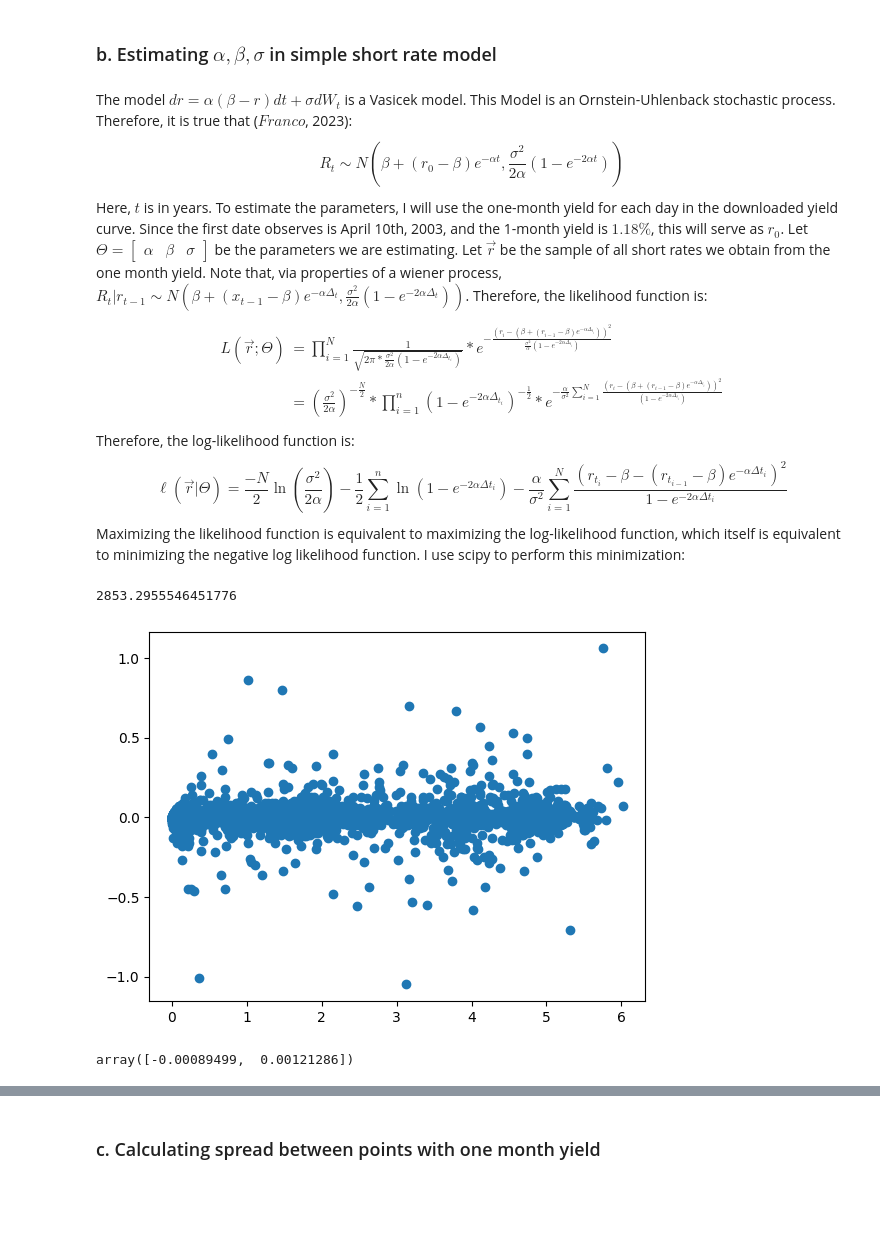
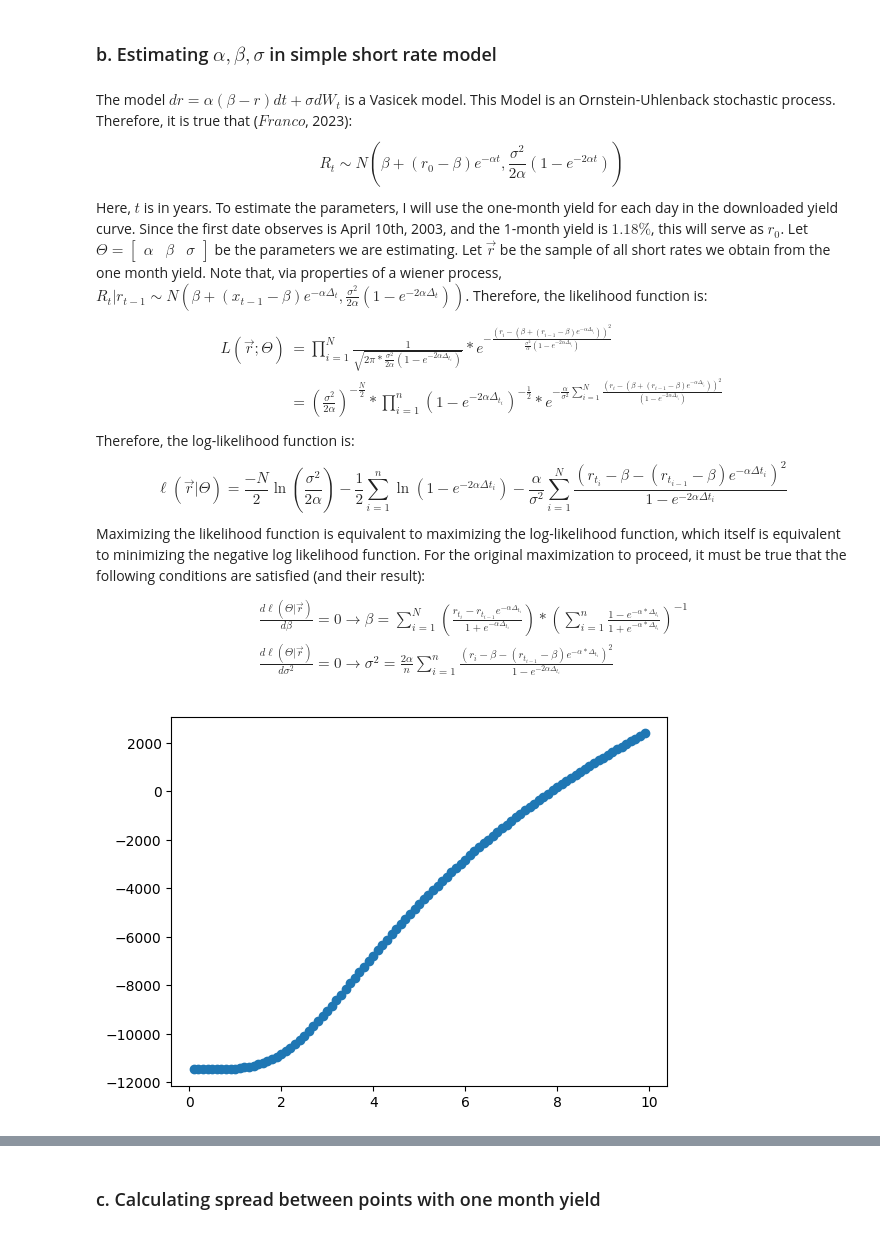
Before and after one commit to dg3358/Columbia-MATH-5450, a Jupyter notebook: HW 3/HW-3.ipynb, the cells around one changed output, grey strips where cells are left out. Saved outputs shown, nothing was run; the diff lists cells and outputs as text; code cells hidden in the pictures; blank space fills up the shorter version.

Commit message:
Finish 1b? Got decent results

```diff
--- a/HW 3/HW-3.ipynb
+++ b/HW 3/HW-3.ipynb
@@ -106,13 +106,31 @@ Therefore, the log-likelihood function is:
 $$
 \ell(\overrightarrow{r}|\Theta) = \frac{-N}{2}\ln \left(\frac{\sigma^2}{2\alpha}\right) -\frac{1}{2}\sum_{i = 1}^{n}\ln \left(1 - e^{-2\alpha \Delta t_i}\right) -\frac{\alpha}{\sigma^2}\sum_{i = 1}^{N}\frac{\left(r_{t_i} - \beta - \left(r_{t_{i - 1}} - \beta\right)e^{-\alpha \Delta t_i}\right)^2}{1 - e^{-2\alpha \Delta t_i}}
 $$
-Maximizing the likelihood function is equivalent to maximizing the log-likelihood function, which itself is equivalent to minimizing the negative log likelihood function. I use scipy to perform this minimization:
+Maximizing the likelihood function is equivalent to maximizing the log-likelihood function, which itself is equivalent to minimizing the negative log likelihood function. For the original maximization to proceed, it must be true that the following conditions are satisfied (and their result):
+$$
+\begin{align*}
+&\frac{d\ell(\Theta|\overrightarrow{r})}{d\beta} = 0 \rightarrow \beta = \sum_{i = 1}^{N}\left(\frac{r_{t_i} - r_{t_{i - 1}}e^{-\alpha \Delta_{t_i}}}{1 + e^{-\alpha \Delta_{t_i}}}\right)*\left(\sum_{i = 1}^{n}\frac{1 - e^{-\alpha * \Delta_{t_i}}}{1 + e^{-\alpha * \Delta_{t_i}}}\right)^{-1}\\
+&\frac{d\ell(\Theta|\overrightarrow{r})}{d\sigma^2} = 0 \rightarrow \sigma^2 = \frac{2\alpha}{n}\sum_{i = 1}^{n}\frac{\left(r_i - \beta - (r_{t_{i - 1}} - \beta)e^{-\alpha * \Delta_{t_i}}
+\right)^2}{1 - e^{-2\alpha \Delta_{t_i}}}
+\end{align*}
+$$
 # %%
-def negLogLike(alpha, beta, sigmasq):
-    N = len(yieldcurve["DGS1MO"].values) - 1
-    delta_t = (yieldcurve.index[1:] - yieldcurve.index[0:len(yieldcurve.index) - 1]).days.values
+def scalarNegLogLike(alpha):
+    #read in time changes, rates, number of observations
+    delta_t = (yieldcurve.index[1:] - yieldcurve.index[0:len(yieldcurve.index) - 1]).days.values/365
     r_now = yieldcurve["DGS1MO"].values[1:]
     r_before = yieldcurve["DGS1MO"].values[0:len(yieldcurve["DGS1MO"]) - 1]
+    N = len(yieldcurve["DGS1MO"].values) - 1
+
+    #calculate beta given alpha
+    beta_1 = np.sum((r_now - (r_before * np.exp(-1 * alpha * delta_t))))
+    beta_2 = 1/np.sum((1 - np.exp(-1 * 1 * delta_t))/(1 + np.exp(-1 * 1 * delta_t)))
+    beta = beta_1 * beta_2
+
+    #calculate sigmasq, given alpha
+    sigmasq = np.square(r_now - beta - (r_before - beta)*np.exp(-1 * alpha * delta_t))
+    sigmasq = sigmasq/(1 - np.exp(-2 * alpha * delta_t))
+    sigmasq = ((2 * alpha)/N)*np.sum(sigmasq)
     term_1 = (N/2)*np.log(sigmasq/(2 * alpha))
     term_2 = (1/2)*np.sum(np.log((1 - np.exp(-2 * alpha * delta_t))))
     term_3 = (alpha/sigmasq) * np.square(r_now - beta - (r_before - beta) * np.exp(-1 * alpha * delta_t))
@@ -120,29 +138,12 @@ def negLogLike(alpha, beta, sigmasq):
     term_3 = np.sum(term_3)
     nll = term_1 + term_2 + term_3
     return nll
-# %%
-init_guess = np.array([0.5,np.mean(yieldcurve["DGS1MO"].values),np.var(yieldcurve["DGS1MO"].values)])
-negLogLike(init_guess[0], init_guess[1], init_guess[2])
-# %% [output]
-2853.2955546451776
-# %%
-yield1Mo = pd.DataFrame(data = (yieldcurve.index))
-yield1Mo["1"] = yieldcurve["DGS1MO"].values
-yield1Mo.columns = ["Date", "Short rate"]
-end = yield1Mo["Short rate"].values[1:]
-start = yield1Mo["Short rate"].values[0:len(end)]
-yield1Mo = yield1Mo[1:]
-yield1Mo["Daily Change"] = end - start
-plt.scatter(yield1Mo["Short rate"], yield1Mo["Daily Change"])
-plt.show()
-# %% [output]
-[figure, removed]
-# %%
-y = yield1Mo["Daily Change"].values
-X = yield1Mo["Short rate"].values
-X = stats.add_constant(X)
-model = stats.OLS(y, X)
-results = model.fit()
-results.params
-# %% [output]
-array([-0.00089499,  0.00121286])
+# %%
+points = np.array([x * .1 for x in range(1,100)])
+resp = []
+for i in points:
+    resp.append(scalarNegLogLike(i))
+plt.scatter(points, resp)
+plt.show()
+# %% [output]
+[figure, added]
```
Also changed, not shown: parts of 6 cells of this notebook.
